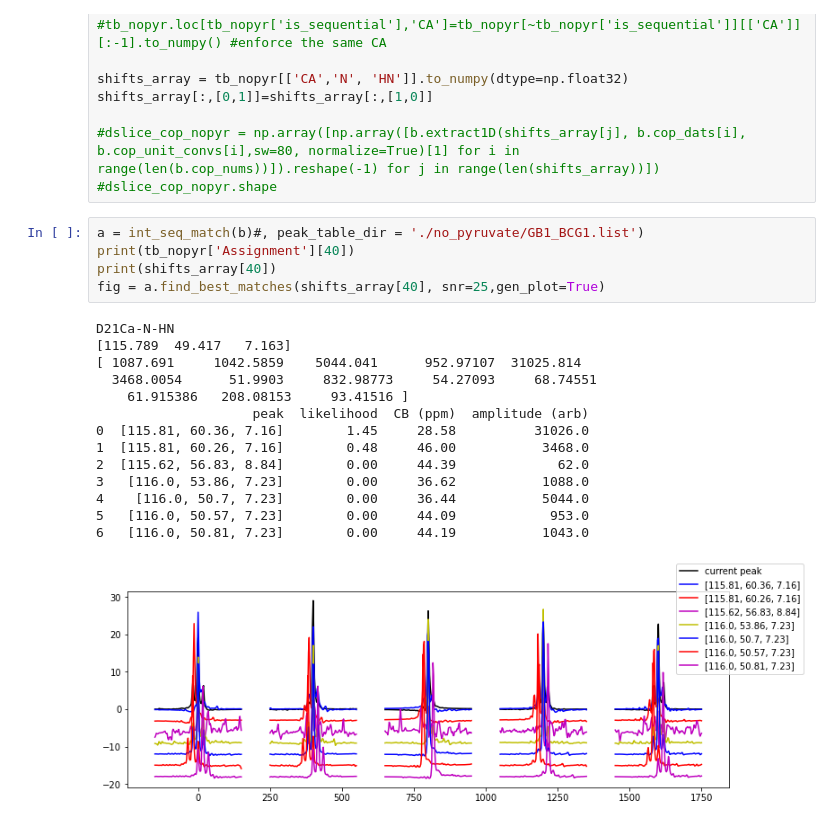
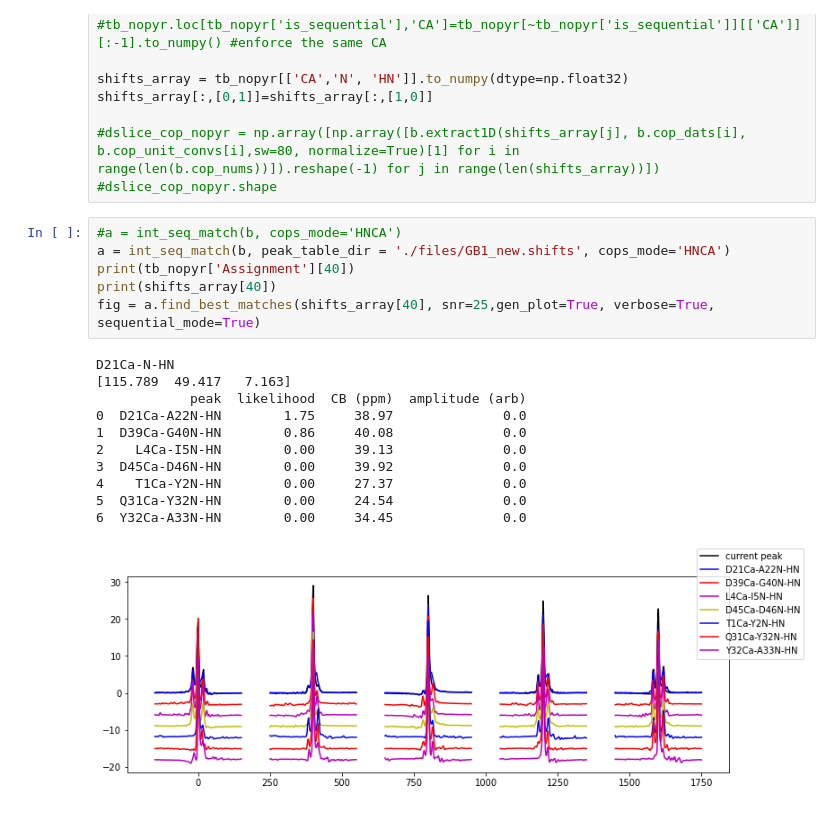
Before and after one commit to hkwang/COPS_analysis, a Jupyter notebook: dev/cops_xcorrelation_script.ipynb, the cells around one changed output. Drawn from its saved outputs; the diff is of its cells as text.

```diff
--- a/dev/cops_xcorrelation_script.ipynb
+++ b/dev/cops_xcorrelation_script.ipynb
@@ -27,22 +27,20 @@ shifts_array[:,[0,1]]=shifts_array[:,[1,0]]
 #dslice_cop_nopyr = np.array([np.array([b.extract1D(shifts_array[j], b.cop_dats[i], b.cop_unit_convs[i],sw=80, normalize=True)[1] for i in range(len(b.cop_nums))]).reshape(-1) for j in range(len(shifts_array))])
 #dslice_cop_nopyr.shape
 # %%
-a = int_seq_match(b)#, peak_table_dir = './no_pyruvate/GB1_BCG1.list')
+#a = int_seq_match(b, cops_mode='HNCA')
+a = int_seq_match(b, peak_table_dir = './files/GB1_new.shifts', cops_mode='HNCA')
 print(tb_nopyr['Assignment'][40])
 print(shifts_array[40])
-fig = a.find_best_matches(shifts_array[40], snr=25,gen_plot=True)
+fig = a.find_best_matches(shifts_array[40], snr=25,gen_plot=True, verbose=True, sequential_mode=True)
 # %% [output]
 D21Ca-N-HN
 [115.789  49.417   7.163]
-[ 1087.691     1042.5859    5044.041      952.97107  31025.814
-  3468.0054      51.9903     832.98773     54.27093     68.74551
-    61.915386   208.08153     93.41516 ]
-                    peak  likelihood  CB (ppm)  amplitude (arb)
-0  [115.81, 60.36, 7.16]        1.45     28.58          31026.0
-1  [115.81, 60.26, 7.16]        0.48     46.00           3468.0
-2  [115.62, 56.83, 8.84]        0.00     44.39             62.0
-3   [116.0, 53.86, 7.23]        0.00     36.62           1088.0
-4    [116.0, 50.7, 7.23]        0.00     36.44           5044.0
-5   [116.0, 50.57, 7.23]        0.00     44.09            953.0
-6   [116.0, 50.81, 7.23]        0.00     44.19           1043.0
+            peak  likelihood  CB (ppm)  amplitude (arb)
+0  D21Ca-A22N-HN        1.75     38.97              0.0
+1  D39Ca-G40N-HN        0.86     40.08              0.0
+2    L4Ca-I5N-HN        0.00     39.13              0.0
+3  D45Ca-D46N-HN        0.00     39.92              0.0
+4    T1Ca-Y2N-HN        0.00     27.37              0.0
+5  Q31Ca-Y32N-HN        0.00     24.54              0.0
+6  Y32Ca-A33N-HN        0.00     34.45              0.0
-[figure, old version]
+[figure, new version]
```
Also changed, not shown: parts of 4 cells of this notebook, 2 other files.
